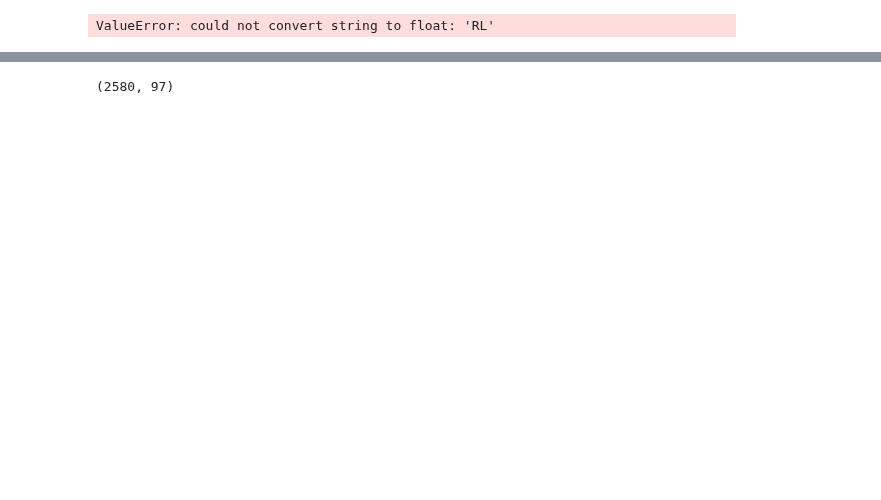
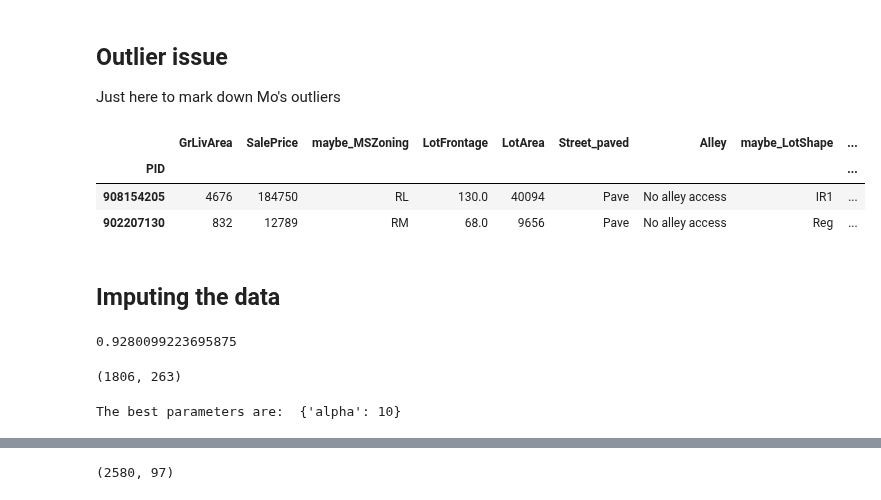
Before and after one commit to kiwymic/operation_goldfish-1, a Jupyter notebook: Hao-Wei/Regression test.ipynb, the cells around one changed output, grey strips where cells are left out. Saved outputs shown, nothing was run; the diff lists cells and outputs as text; code cells hidden in the pictures; blank space fills up the shorter version.

```diff
--- a/Hao-Wei/Regression test.ipynb
+++ b/Hao-Wei/Regression test.ipynb
@@ -9,6 +9,8 @@ from numpy import ones,vstack
 from numpy.linalg import lstsq
 
 import statsmodels.api as sm;
+
+pd.options.display.max_columns = 150;
 # %%
 housing = pd.read_csv('../data/ames_housing_price_data_v2.csv', index_col = 0);
 # %%
@@ -16,13 +18,12 @@ y = housing["SalePrice"];
 ylog = housing["SalePrice_log"];
 
 x = housing.drop(["SalePrice", "SalePrice_log"], axis = 1);
-x = sm.add_constant(x);
+x = x.fillna(0);
+# x = sm.add_constant(x);
 
-model = sm.OLS(y.astype(float), x.astype(float));
-results = model.fit();
-print(results.summary()); # How to print out the summary report
+# model = sm.OLS(y.astype(float), x.astype(float));
+# results = model.fit();
+# print(results.summary()); # How to print out the summary report
-# %% [output]
-ValueError: could not convert string to float: 'RL'
 # %%
 typedict = {#'PID' : 'nominal',
             'SalePrice' : 'Continuous',
@@ -158,3 +159,20 @@ house_list = housing.columns;
 for k in keys_list:
     if typedict[k] not in ["Nominal", "Ordinal", "Discrete", "Continuous"]:
         print(k)
+# %% [markdown]
+## Outlier issue
+
+Just here to mark down Mo's outliers
+# %%
+df = housing;
+# %%
+df_outlier = df[(df.index==908154205) | (df.index==902207130)]
+# %%
+df_outlier
+# %% [output]
+|  | GrLivArea | SalePrice | maybe_MSZoning | LotFrontage | LotArea | Street_paved | Alley | maybe_LotShape | ... |
+| PID |  |  |  |  |  |  |  |  | ... |
+| 908154205 | 4676 | 184750 | RL | 130.0 | 40094 | Pave | No alley access | IR1 | ... |
+| 902207130 | 832 | 12789 | RM | 68.0 | 9656 | Pave | No alley access | Reg | ... |
+# %% [markdown]
+## Imputing the data
@@ -160,0 +181,6 @@ for k in keys_list:
+# %%
+lm = LinearRegression();
+lm.fit(x2, y);
+lm.score(x2,y)
+# %% [output]
+0.9280099223695875
@@ -160,0 +191,32 @@ for k in keys_list:
+# %%
+x_train.shape
+# %% [output]
+(1806, 263)
+# %%
+from sklearn.pipeline import Pipeline;
+from sklearn.preprocessing import StandardScaler;
+from sklearn.linear_model import SGDClassifier
+from sklearn.linear_model import LinearRegression, Ridge, Lasso, ElasticNet, SGDClassifier;
+from sklearn.model_selection import KFold, GridSearchCV;
+
+
+lasso = Lasso(max_iter=10000, tol = 2e-1);
+
+pipe = Pipeline([
+    ("standardize", StandardScaler()), ('linear_lasso', lasso)]);
+
+params = {
+    # "alpha": np.logspace(-6,3, num = 50)
+    "alpha": [0.01, 0.1, 1, 10]
+}
+
+skfold = KFold(n_splits=5, shuffle=True, random_state=0);
+
+gs = GridSearchCV(lasso, params, scoring="r2", cv=skfold);
+
+
+gs.fit(x_train, y_train);
+
+print("The best parameters are: ", gs.best_params_);
+# %% [output]
+The best parameters are:  {'alpha': 10}
```
Also changed, not shown: parts of 8 cells of this notebook.
